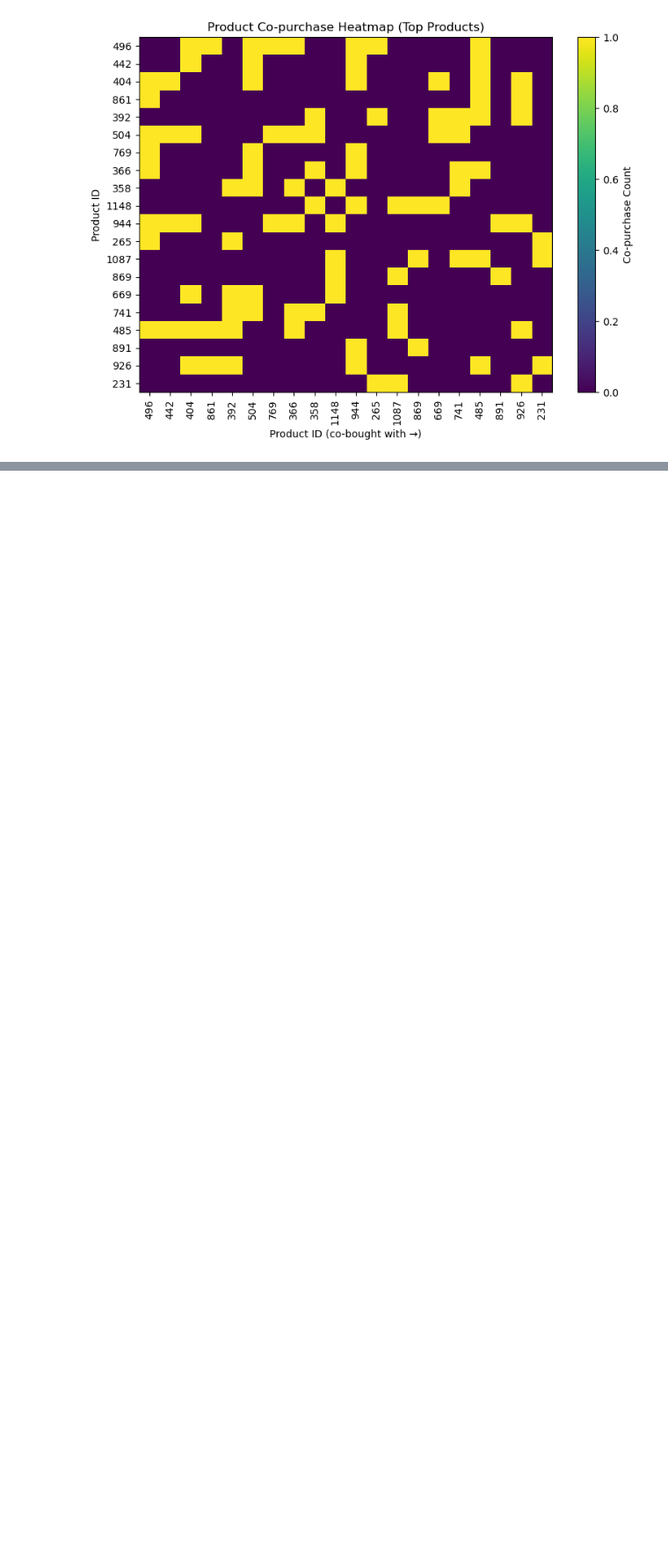
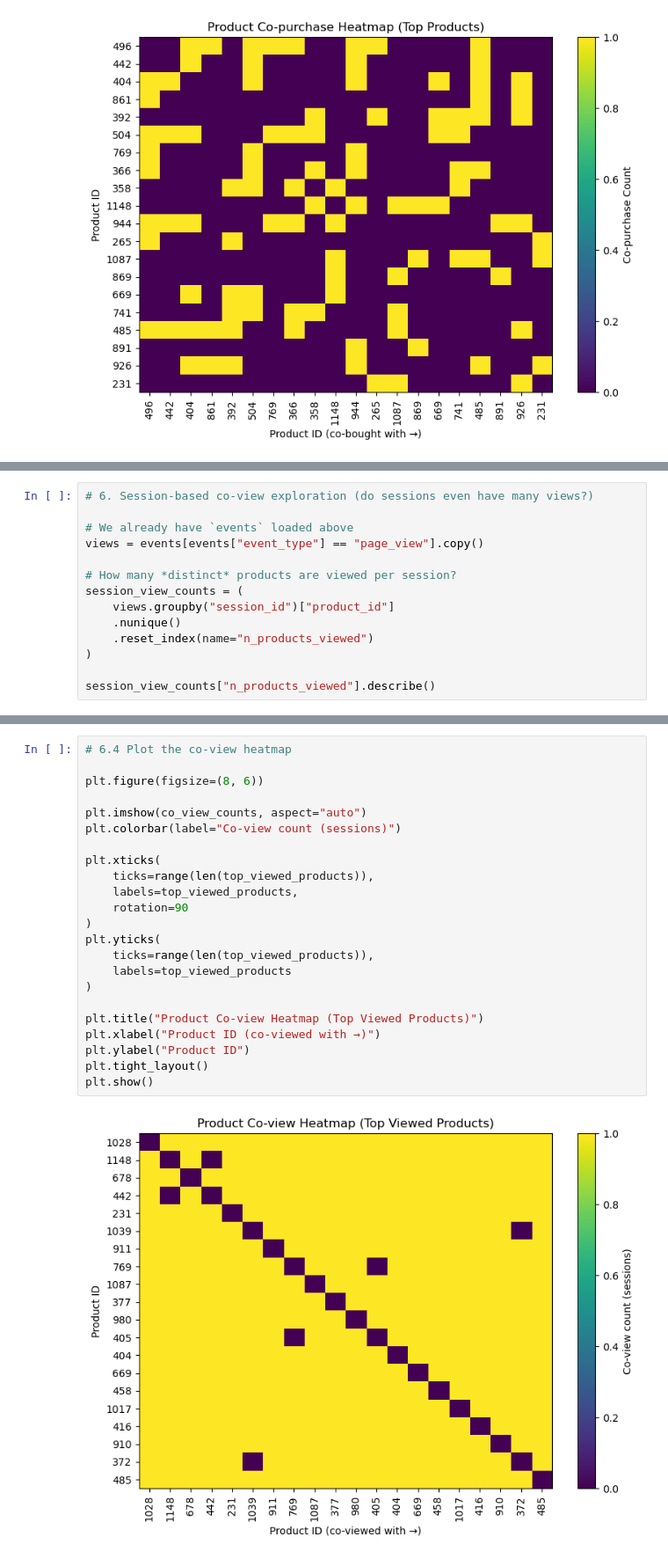
Before and after one commit to lauren-haan-gilbert/customer-behaviour-insight-engine, a Jupyter notebook: notebooks/05_association_rules.ipynb, the cells around one changed output, grey strips where cells are left out. Shown: that part at 88% size. Drawn from its saved outputs; the diff is of its cells as text; blank space fills up the shorter version.

Commit message:
Added co-view heatmap

```diff
--- a/notebooks/05_association_rules.ipynb
+++ b/notebooks/05_association_rules.ipynb
@@ -502,0 +505,14 @@ plt.show()
+# %%
+# 6. Session-based co-view exploration (do sessions even have many views?)
+
+# We already have `events` loaded above
+views = events[events["event_type"] == "page_view"].copy()
+
+# How many *distinct* products are viewed per session?
+session_view_counts = (
+    views.groupby("session_id")["product_id"]
+    .nunique()
+    .reset_index(name="n_products_viewed")
+)
+
+session_view_counts["n_products_viewed"].describe()
@@ -502,0 +611,25 @@ plt.show()
+# %%
+# 6.4 Plot the co-view heatmap
+
+plt.figure(figsize=(8, 6))
+
+plt.imshow(co_view_counts, aspect="auto")
+plt.colorbar(label="Co-view count (sessions)")
+
+plt.xticks(
+    ticks=range(len(top_viewed_products)),
+    labels=top_viewed_products,
+    rotation=90
+)
+plt.yticks(
+    ticks=range(len(top_viewed_products)),
+    labels=top_viewed_products
+)
+
+plt.title("Product Co-view Heatmap (Top Viewed Products)")
+plt.xlabel("Product ID (co-viewed with →)")
+plt.ylabel("Product ID")
+plt.tight_layout()
+plt.show()
+# %% [output]
+[figure, added]
```
Also changed, not shown: parts of 4 cells of this notebook.
